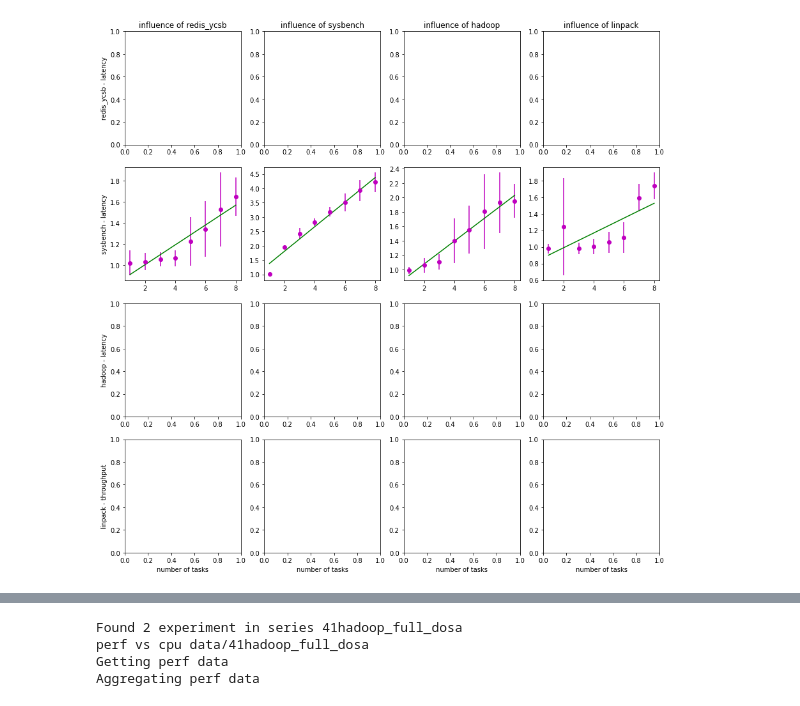
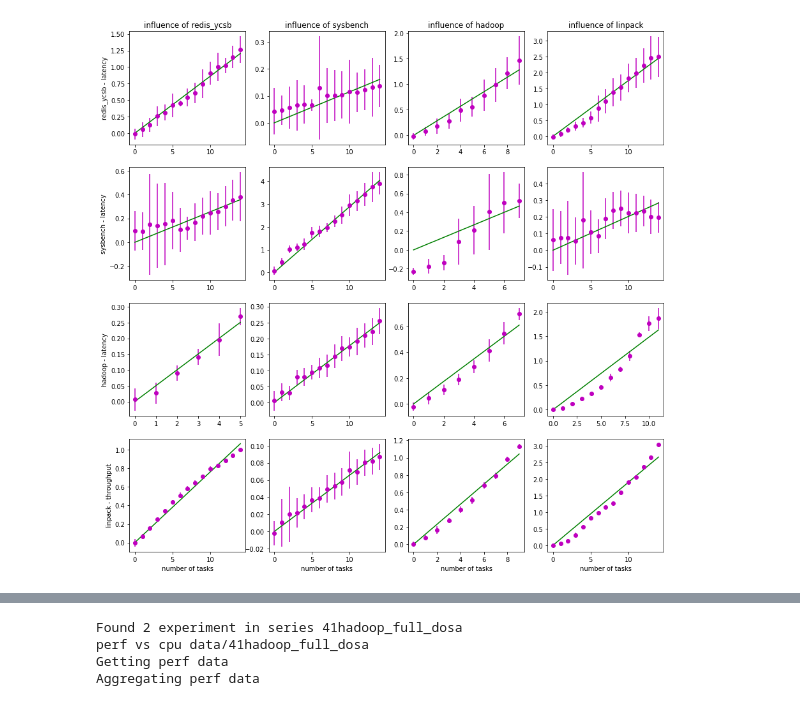
Before and after one commit to pawelzell/cbtool, a Jupyter notebook: myscripts/Interference observation.ipynb, the cells around one changed output, grey strips where cells are left out. Drawn from its saved outputs; the diff is of its cells as text; code cells hidden in the pictures.

Commit message:
Sysbench task

```diff
--- a/myscripts/Interference observation.ipynb
+++ b/myscripts/Interference observation.ipynb
@@ -25,5 +25,16 @@ from analyze_interference import computeNodeToCoeffs
 # %%
-m = {'ip_10_2_1_91': {'redis_ycsb': {'latency': 0.06431173599123312, 'throughput': 12353.774674000491}, 'wrk': {'latency': 20.083637349809663, 'throughput': 16132.564843794456}, 'hadoop': {'latency': 21870.081841432228, 'throughput': 46287.3925831202}, 'linpack': {'throughput': 65.68721468531469}}, 'dosa': {'redis_ycsb': {'latency': 0.06431173599123312, 'throughput': 12353.774674000491}, 'wrk': {'latency': 20.083637349809663, 'throughput': 16132.564843794456}, 'hadoop': {'latency': 21870.081841432228, 'throughput': 46287.3925831202}, 'linpack': {'throughput': 65.68721468531469}}, 'ip_10_2_1_93': {'redis_ycsb': {'latency': 0.07430528425750917, 'throughput': 10384.32837495549}, 'wrk': {'latency': 36.990723629522684, 'throughput': 8728.225770278252}, 'hadoop': {'latency': 24891.558823529413, 'throughput': 40218.882352941175}, 'linpack': {'throughput': 33.166211370517}}, 'baati': {'redis_ycsb': {'latency': 0.07430528425750917, 'throughput': 10384.32837495549}, 'wrk': {'latency': 36.990723629522684, 'throughput': 8728.225770278252}, 'hadoop': {'latency': 24891.558823529413, 'throughput': 40218.882352941175}, 'linpack': {'throughput': 33.166211370517}}}
+dosa_map = {'redis_ycsb': {'latency': 0.06431173599123312, 'throughput': 12353.774674000491},
+             'sysbench': {'latency': 57.45297619047619, 'throughput': 17.589404761904763},
+             'wrk': {'latency': 20.083637349809663, 'throughput': 16132.564843794456},
+             'hadoop': {'latency': 21870.081841432228, 'throughput': 46287.3925831202},
+             'linpack': {'throughput': 65.68721468531469}}
+baati_map = {'redis_ycsb': {'latency': 0.07430528425750917, 'throughput': 10384.32837495549},
+             'sysbench': {'latency': 56.348164682539675, 'throughput': 18.479533730158728},
+             'wrk': {'latency': 36.990723629522684, 'throughput': 8728.225770278252},
+             'hadoop': {'latency': 24891.558823529413, 'throughput': 40218.882352941175},
+             'linpack': {'throughput': 33.166211370517}}
+m = {'ip_10_2_1_91': dosa_map, "dosa": dosa_map, 'ip_10_2_1_93': baati_map, "baati": baati_map}
+
 exp_names = ["24scheduler_30_round_robin", "27scheduler_10_round_robin", "26scheduler_20_round_robin" \
             "25scheduler_30_random66"]
 ai_counts = [30, 10, 20, 30]
@@ -74,5 +85,5 @@ def analyzeInterferenceHelper(name, tasks=("redis_ycsb", "wrk", "hadoop", "linpa
     options = {"interval_boundaries": "first_plus_interval"}
     s = ExperimentSeries(path, tasks, {"hadoopslave": 2}, options, node=node)
     readPerfVsCpu(s, skip_cpu=skip_cpu)
-    analyzeInterferenceGrid(s, inverse_throughput_y=True)
+    analyzeInterferenceGrid(s, inverse_throughput_y=True, fit_intercept=False)
     return s
@@ -120,4 +136,4 @@ printPerfVsCpuMultipleSeries([s0])
 # %%
 s0 = analyzeInterferenceHelper("0sysbench_interference_baati", ("redis_ycsb", "sysbench", "hadoop", "linpack"),
-                              skip_cpu=False)
+                              skip_cpu=True)
 # %% [output]
@@ -142 +144 @@ Aggregating cpu data
-[figure, old version]
+[figure, new version]
```
Also changed, not shown: parts of 17 cells of this notebook, 4 other files.
